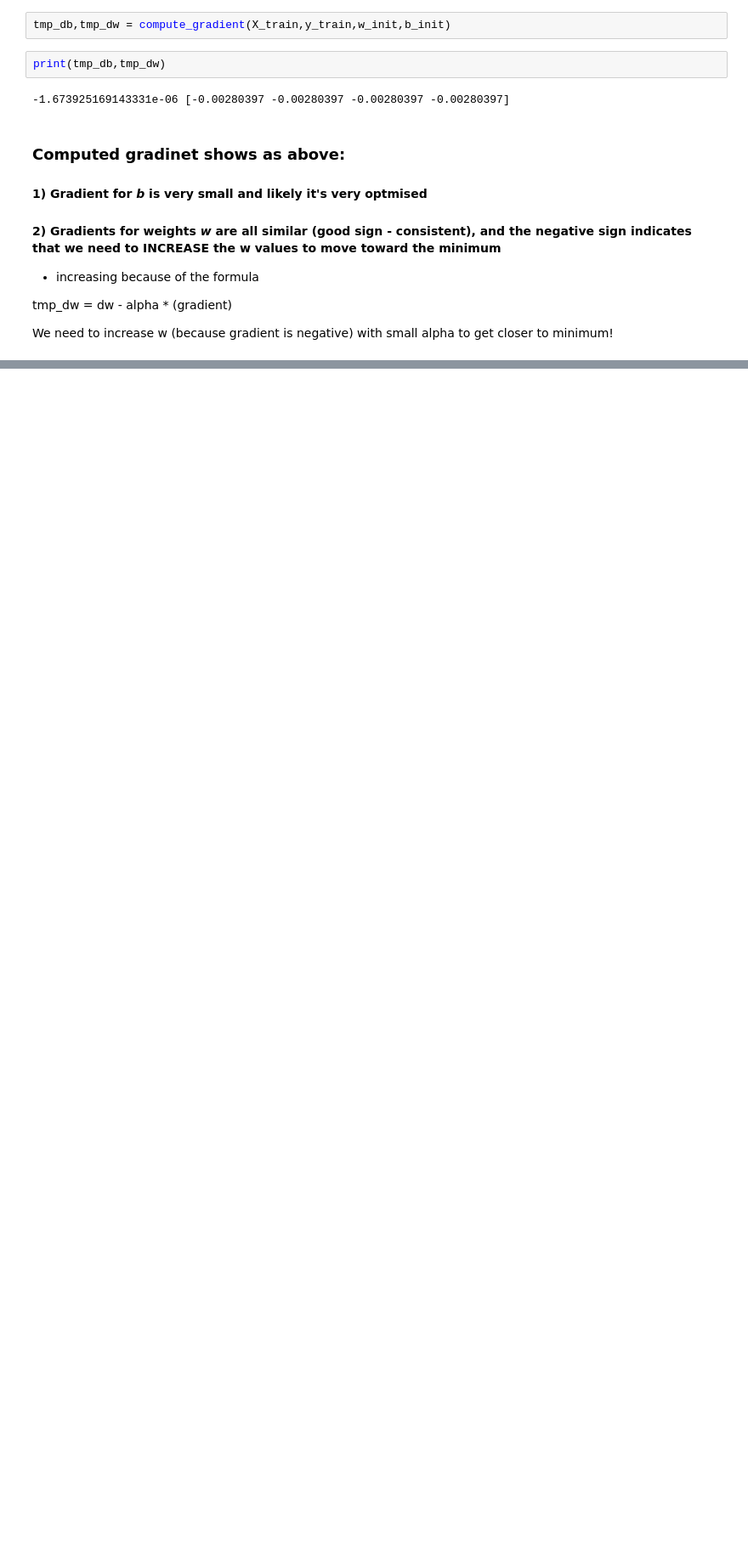
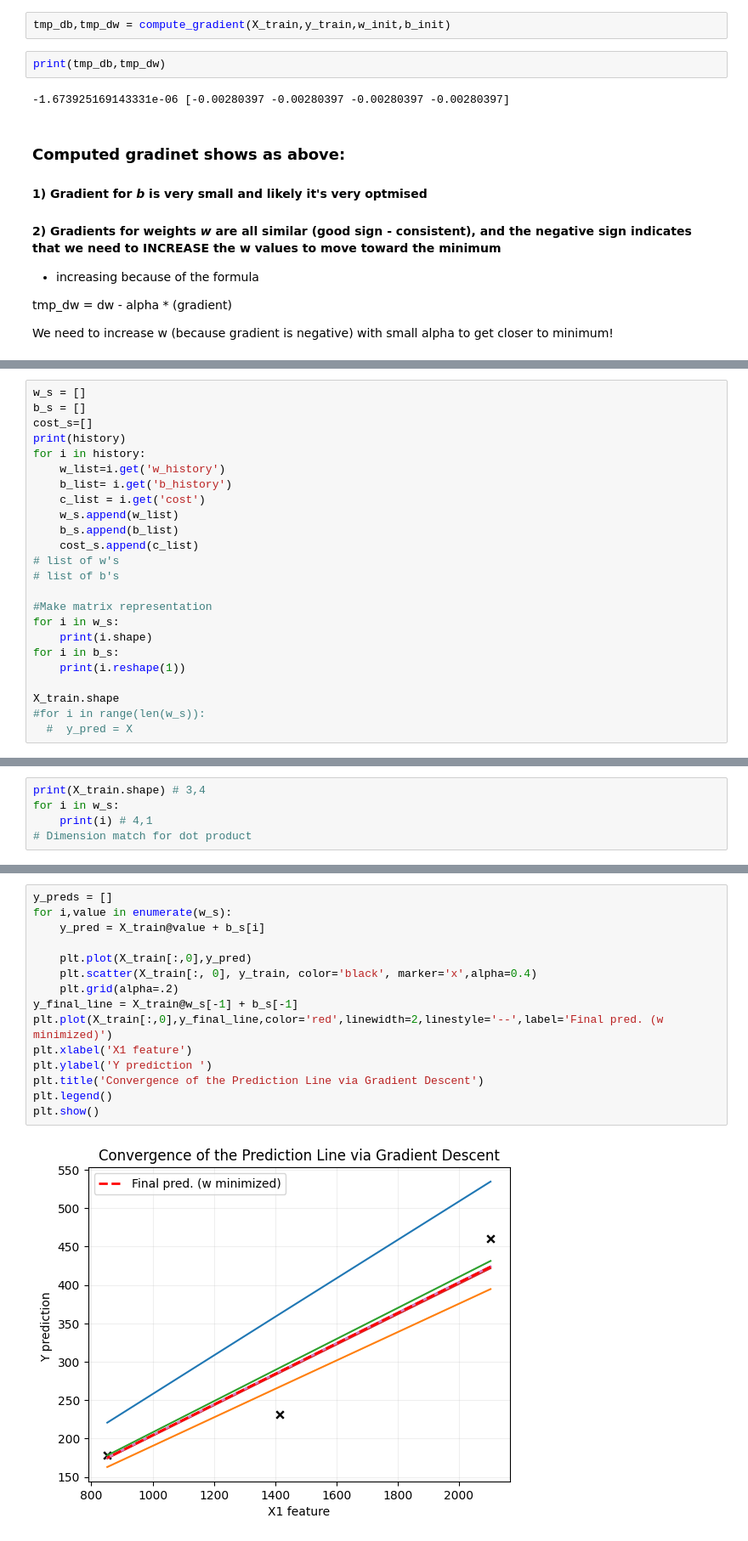
Before and after one commit to Luka-998/ml-concepts-visualized, a Jupyter notebook: LinearRegression/GradientDescent.ipynb, the cells around one changed output, grey strips where cells are left out. Shown at 85% size. Saved outputs shown, nothing was run; the diff lists cells and outputs as text; blank space fills up the shorter version.

Commit message:
gradient descent implementation

```diff
--- a/LinearRegression/GradientDescent.ipynb
+++ b/LinearRegression/GradientDescent.ipynb
@@ -231,0 +233,24 @@ fig, ax = plt.subplots(1,2,figsize=(12,6))
+# %%
+w_s = []
+b_s = []
+cost_s=[]
+print(history)
+for i in history:
+    w_list=i.get('w_history')
+    b_list= i.get('b_history')
+    c_list = i.get('cost')
+    w_s.append(w_list)
+    b_s.append(b_list)
+    cost_s.append(c_list)
+# list of w's
+# list of b's
+
+#Make matrix representation
+for i in w_s:
+    print(i.shape)
+for i in b_s:
+    print(i.reshape(1))
+
+X_train.shape
+#for i in range(len(w_s)):
+  #  y_pred = X
@@ -231,0 +274,5 @@ fig, ax = plt.subplots(1,2,figsize=(12,6))
+# %%
+print(X_train.shape) # 3,4
+for i in w_s:
+    print(i) # 4,1
+# Dimension match for dot product
@@ -231,0 +303,17 @@ fig, ax = plt.subplots(1,2,figsize=(12,6))
+# %%
+y_preds = []
+for i,value in enumerate(w_s):
+    y_pred = X_train@value + b_s[i]
+
+    plt.plot(X_train[:,0],y_pred)
+    plt.scatter(X_train[:, 0], y_train, color='black', marker='x',alpha=0.4)
+    plt.grid(alpha=.2)
+y_final_line = X_train@w_s[-1] + b_s[-1]
+plt.plot(X_train[:,0],y_final_line,color='red',linewidth=2,linestyle='--',label='Final pred. (w minimized)')
+plt.xlabel('X1 feature')
+plt.ylabel('Y prediction ')
+plt.title('Convergence of the Prediction Line via Gradient Descent')
+plt.legend()
+plt.show()
+# %% [output]
+[figure, added]
```
Also changed, not shown: parts of 20 cells of this notebook, 1 other file.
